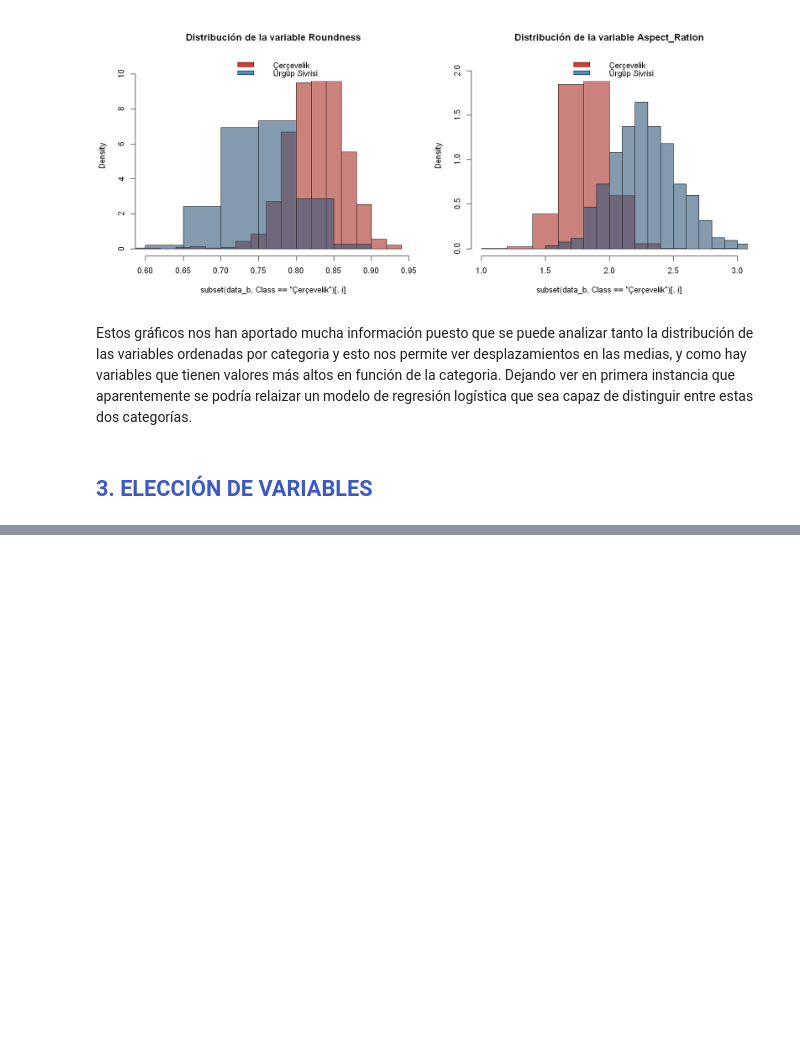
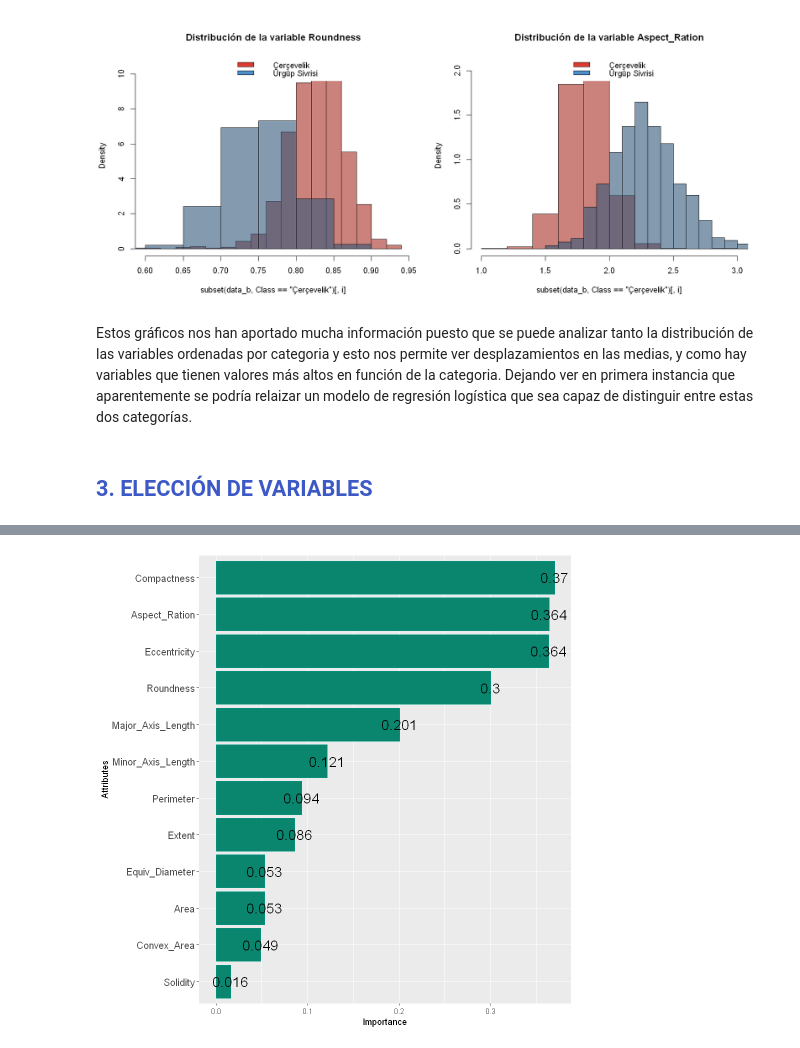
Before and after one commit to Didac-piferrer/MUDS, a Jupyter notebook: Estadistica/E7/MD004DidacPiferrerIglesiasAC07.ipynb, the cells around one changed output, grey strips where cells are left out. Saved outputs shown, nothing was run; the diff lists cells and outputs as text; code cells hidden in the pictures; blank space fills up the shorter version.

```diff
--- a/Estadistica/E7/MD004DidacPiferrerIglesiasAC07.ipynb
+++ b/Estadistica/E7/MD004DidacPiferrerIglesiasAC07.ipynb
@@ -234,0 +270,18 @@ Estos gráficos nos han aportado mucha información puesto que se puede analizar
+# %%
+#Eliminamos la variable X ya que es simplemente el identificador del sujeto y eso lo podemos tener con el índice.
+data_b$X <- NULL
+# %%
+options(repr.plot.width = 8, repr.plot.height = 8 )
+ig = information_gain(formula = Class ~ .
+                     , data = data_b
+                     , type = 'infogain')
+
+ggplot(ig, aes(x = reorder(attributes, +importance), y = importance)) +
+ geom_bar(stat = "identity", fill = "#0a866f", color = "#009985") +
+geom_text(aes(label =  round(importance, 3)),  color = "black",size = 6) +  # Agregar etiquetas de valores
+  coord_flip() +
+  labs(x = "Attributes", y = "Importance")+
+  theme(
+    axis.text.y = element_text(size = 12))
+# %% [output]
+[figure, added]
```
Also changed, not shown: parts of 68 cells of this notebook.
